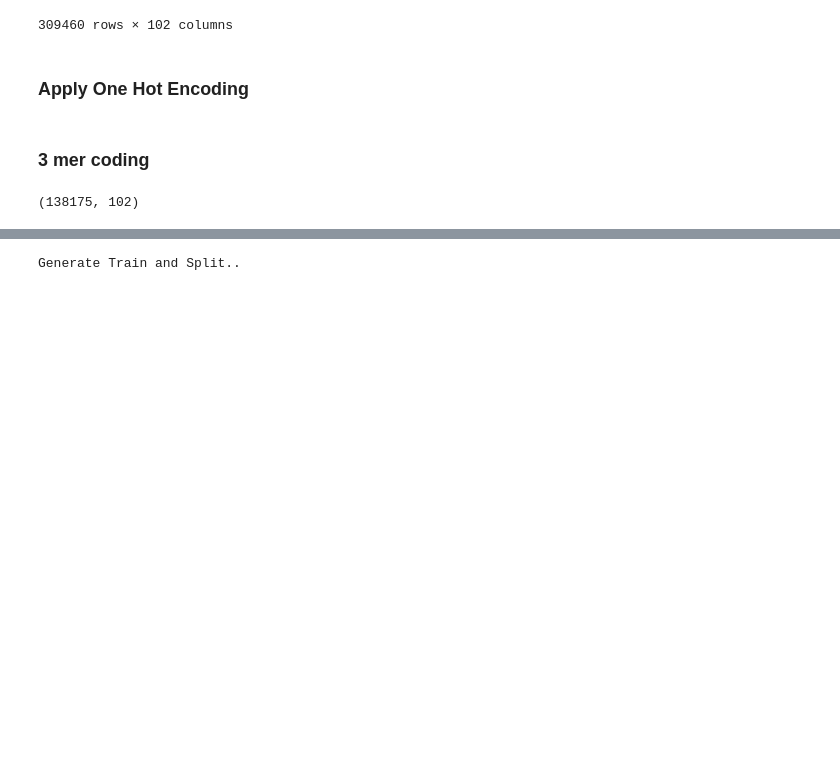
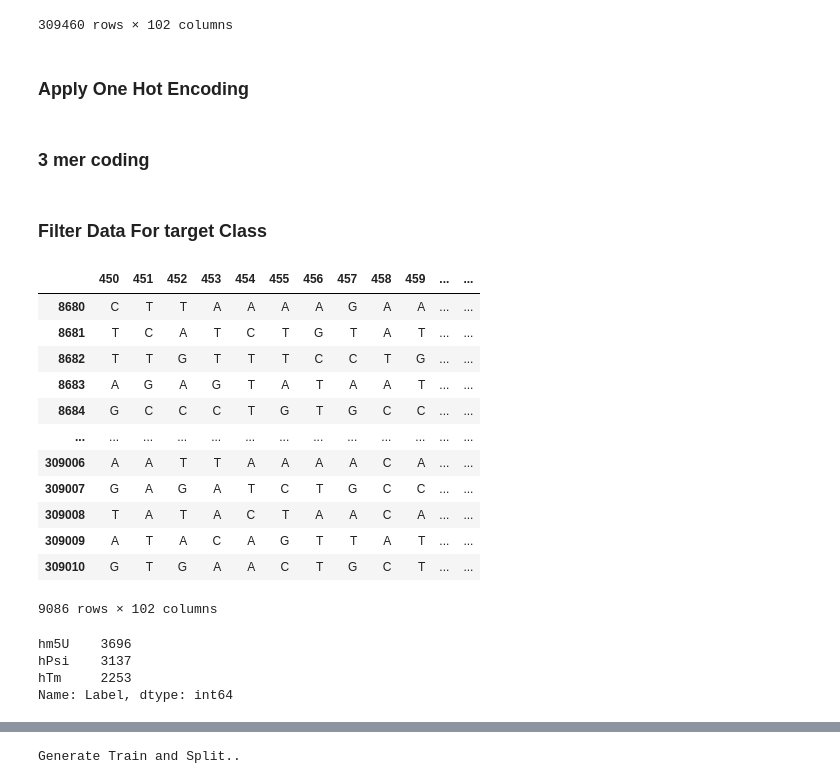
Before and after one commit to shashivish/RNA-ModX, a Jupyter notebook: RNAModXApp/notebooks/model_building/LSTM/MultiClassTypeTU.ipynb, the cells around one changed output, grey strips where cells are left out. Cells and saved outputs as stored; diff of their text form; code cells hidden in the pictures; blank space fills up the shorter version.

```diff
--- a/RNAModXApp/notebooks/model_building/LSTM/MultiClassTypeTU.ipynb
+++ b/RNAModXApp/notebooks/model_building/LSTM/MultiClassTypeTU.ipynb
@@ -254,4 +256,6 @@ def prepare_data_for_binary_classification(x_data , y_data , prediction_class):
     x_filtered = selected_rna_data.drop('Label', axis=1)
 
     return x_filtered , y_filtered
+# %% [markdown]
+### Filter Data For target Class
 # %%
@@ -260,7 +264,26 @@ x_data_filtered , y_data_filtered = prepare_data_for_binary_classification(x_dat
 # %%
-x_data_filtered.shape
+x_data_filtered
 # %% [output]
+|  | 450 | 451 | 452 | 453 | 454 | 455 | 456 | 457 | 458 | 459 | ... | ... |
+| 8680 | C | T | T | A | A | A | A | G | A | A | ... | ... |
+| 8681 | T | C | A | T | C | T | G | T | A | T | ... | ... |
+| 8682 | T | T | G | T | T | T | C | C | T | G | ... | ... |
+| 8683 | A | G | A | G | T | A | T | A | A | T | ... | ... |
+| 8684 | G | C | C | C | T | G | T | G | C | C | ... | ... |
+| ... | ... | ... | ... | ... | ... | ... | ... | ... | ... | ... | ... | ... |
+| 309006 | A | A | T | T | A | A | A | A | C | A | ... | ... |
+| 309007 | G | A | G | A | T | C | T | G | C | C | ... | ... |
+| 309008 | T | A | T | A | C | T | A | A | C | A | ... | ... |
+| 309009 | A | T | A | C | A | G | T | T | A | T | ... | ... |
+| 309010 | G | T | G | A | A | C | T | G | C | T | ... | ... |
-(138175, 102)
+9086 rows × 102 columns
+# %%
+y_data_filtered.value_counts()
+# %% [output]
+hm5U    3696
+hPsi    3137
+hTm     2253
+Name: Label, dtype: int64
 # %%
 import matplotlib.pyplot as plt
 import matplotlib.cm as cm
```
Also changed, not shown: parts of 16 cells of this notebook, 1 other file.
